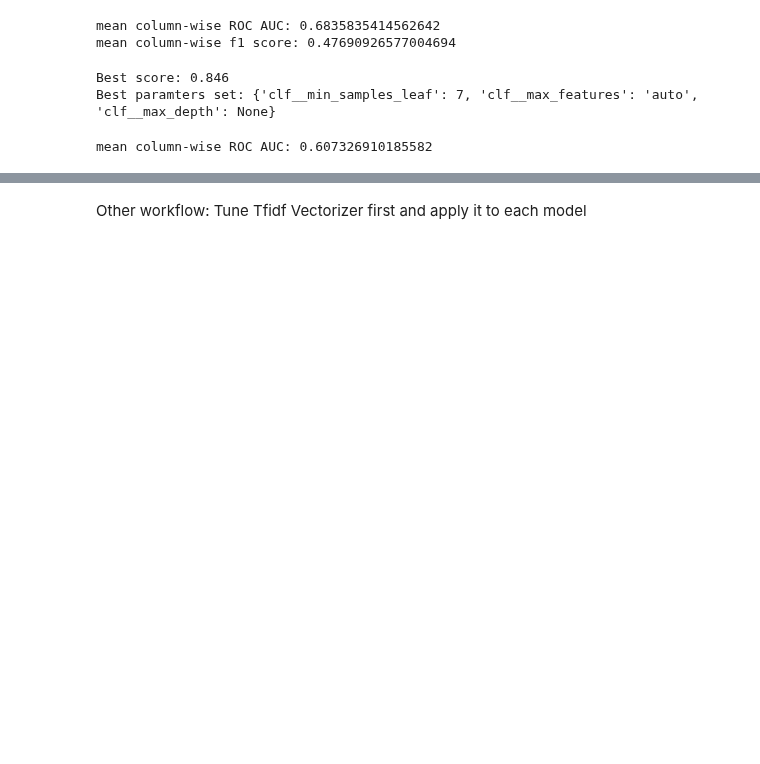
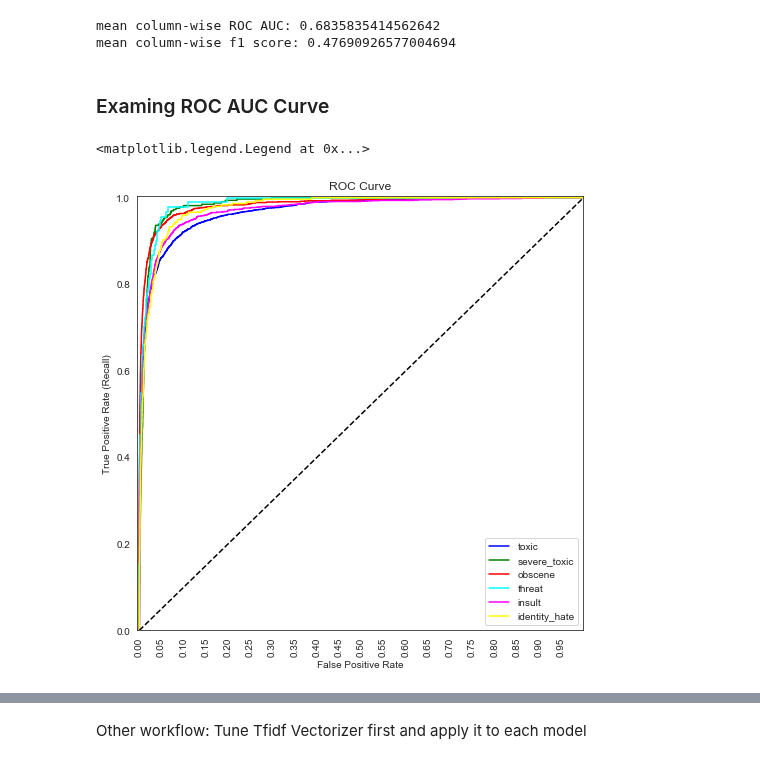
Before and after one commit to dorislin27/toxic_comment_classifier, a Jupyter notebook: classifier_toxic_comment.ipynb, the cells around one changed output, grey strips where cells are left out. Cells and saved outputs as stored; diff of their text form; code cells hidden in the pictures; blank space fills up the shorter version.

Commit message:
plot ROC AUC curve and optimize probability thresholds for logistic regression model

```diff
--- a/classifier_toxic_comment.ipynb
+++ b/classifier_toxic_comment.ipynb
@@ -798,45 +793,26 @@ print('mean column-wise f1 score:', np.mean(f1))
 # %% [output]
 mean column-wise ROC AUC: 0.6835835414562642
 mean column-wise f1 score: 0.47690926577004694
-# %%
-# error analysis
-for label in labels:
-    # train the model using X_train & y
-    lr_optimized.fit(X_train, train[label])
-    # compute the testing accuracy
-    pred_y_test = lr_optimized.predict(X_test)
-    auc.append(roc_auc_score(test[label], pred_y_test))
-    f1.append(f1_score(test[label], pred_y_test))
-# %%
-from sklearn.model_selection import RandomizedSearchCV
-pipeline_dt = Pipeline([
-    ('tfidf', TfidfVectorizer()),
-    ('clf', DecisionTreeClassifier()),])
-# specify parameters and distributions to sample from
-dt_param = {'clf__min_samples_leaf': range(2,10),
-            'clf__max_features': ['auto', 'sqrt'],
-            'clf__max_depth': [5, 10, 20, 30, 40, 50, None]}
-dt_random_search = RandomizedSearchCV(pipeline_dt, param_distributions = dt_param, cv=3, scoring='roc_auc')
-
-dt_random_search.fit(X_train, train[labels])
-print ('Best score: %0.3f' % dt_random_search.best_score_)
-print ('Best paramters set:', dt_random_search.best_params_)
-# %% [output]
-Best score: 0.846
-Best paramters set: {'clf__min_samples_leaf': 7, 'clf__max_features': 'auto', 'clf__max_depth': None}
-# %%
-# Apply optimized logistic regression on test dataset
-dt_optimized = Pipeline([
-    ('tfidf', TfidfVectorizer()),
-    ('clf', DecisionTreeClassifier(min_samples_leaf = 7, max_features = 'auto', max_depth = None)),])
-auc = []
-
-for label in labels:
-    # train the model using X_train & y
-    dt_optimized.fit(X_train, train[label])
-    # compute the testing scores
-    pred_y_test = dt_optimized.predict(X_test)
-    auc.append(roc_auc_score(test[label], pred_y_test))
-print('mean column-wise ROC AUC:', np.mean(auc))
-# %% [output]
-mean column-wise ROC AUC: 0.607326910185582
+# %% [markdown]
+### Examing ROC AUC Curve
+# %%
+# Plot 6 ROC AUC curves respectively for 6 binary classification problems
+from sklearn.metrics import roc_curve
+plt.figure(figsize=(8,8))
+colors = ["blue", "green", "red", "cyan", "magenta", "yellow"]
+i = 0
+for label in labels:
+    y_prob = lr_optimized.fit(X_train,train[label]).predict_proba(X_test)[:, 1]
+    fpr, tpr, thresholds = roc_curve(test[label],y_prob)
+    plt.plot(fpr, tpr, label = label, color = colors[i])
+    i += 1
+plt.title('ROC Curve')
+plt.plot([0, 1], [0, 1], 'k--')
+plt.axis([-0.005, 1, 0, 1.005])
+plt.xticks(np.arange(0,1, 0.05), rotation=90)
+plt.xlabel("False Positive Rate")
+plt.ylabel("True Positive Rate (Recall)")
+plt.legend(loc='best')
+# %% [output]
+<matplotlib.legend.Legend at 0x...>
+[figure, added]
```
Also changed, not shown: parts of 29 cells of this notebook.
